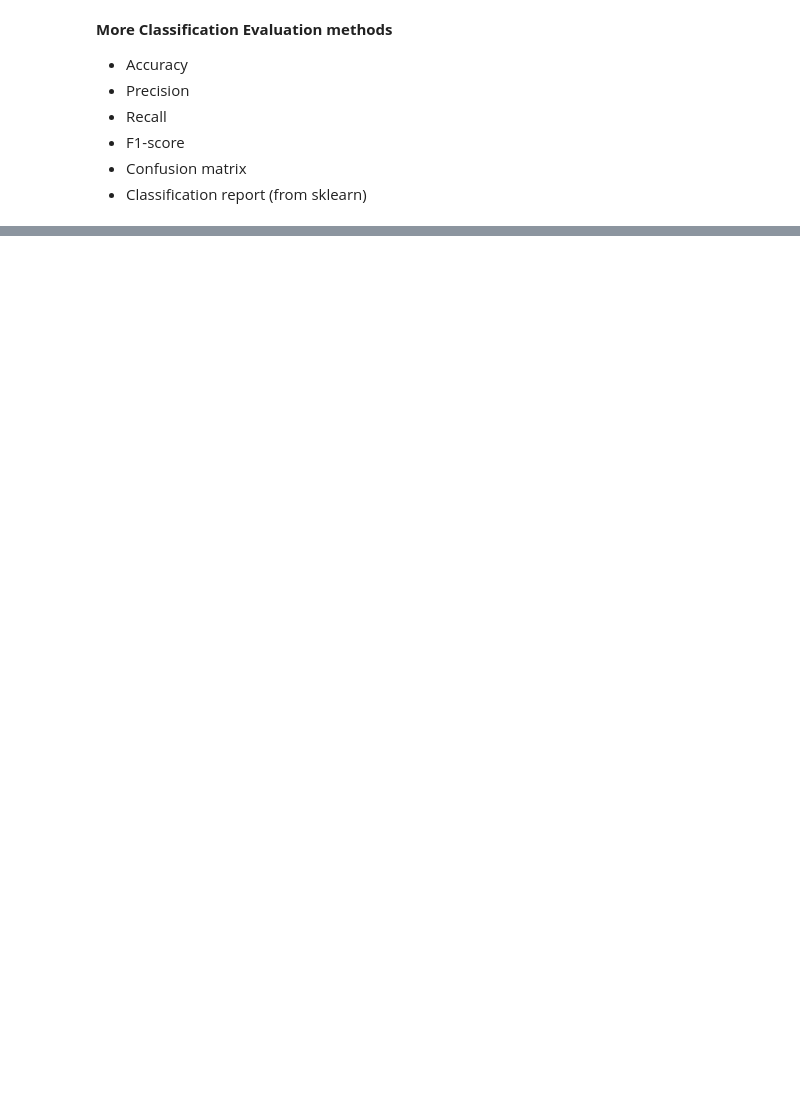
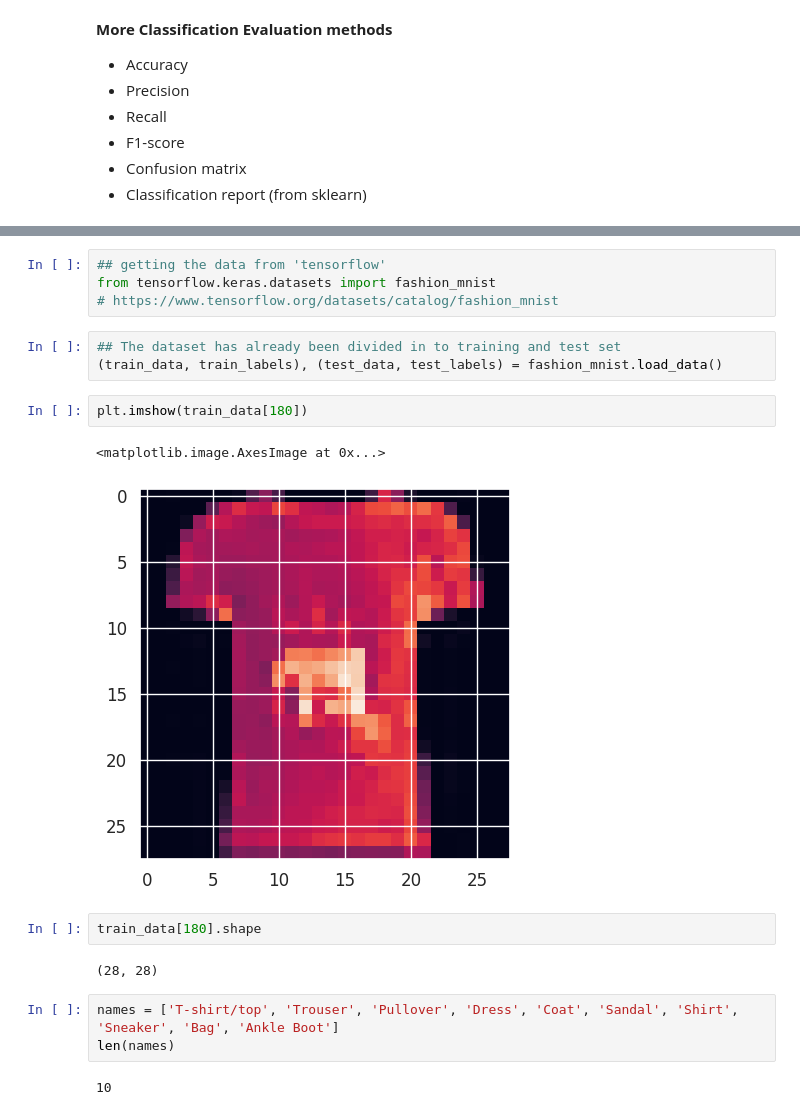
Before and after one commit to Seenuprime/Deep-Learning, a Jupyter notebook: neural_network_Classification.ipynb, the cells around one changed output, grey strips where cells are left out. Saved outputs shown, nothing was run; the diff lists cells and outputs as text; blank space fills up the shorter version.

```diff
--- a/neural_network_Classification.ipynb
+++ b/neural_network_Classification.ipynb
@@ -376,0 +418,21 @@ model_3.evaluate(X_test, y_test)
+# %%
+## getting the data from 'tensorflow'
+from tensorflow.keras.datasets import fashion_mnist
+# https://www.tensorflow.org/datasets/catalog/fashion_mnist
+# %%
+## The dataset has already been divided in to training and test set
+(train_data, train_labels), (test_data, test_labels) = fashion_mnist.load_data()
+# %%
+plt.imshow(train_data[180])
+# %% [output]
+<matplotlib.image.AxesImage at 0x...>
+[figure, added]
+# %%
+train_data[180].shape
+# %% [output]
+(28, 28)
+# %%
+names = ['T-shirt/top', 'Trouser', 'Pullover', 'Dress', 'Coat', 'Sandal', 'Shirt', 'Sneaker', 'Bag', 'Ankle Boot']
+len(names)
+# %% [output]
+10
```
Also changed, not shown: parts of 69 cells of this notebook.
